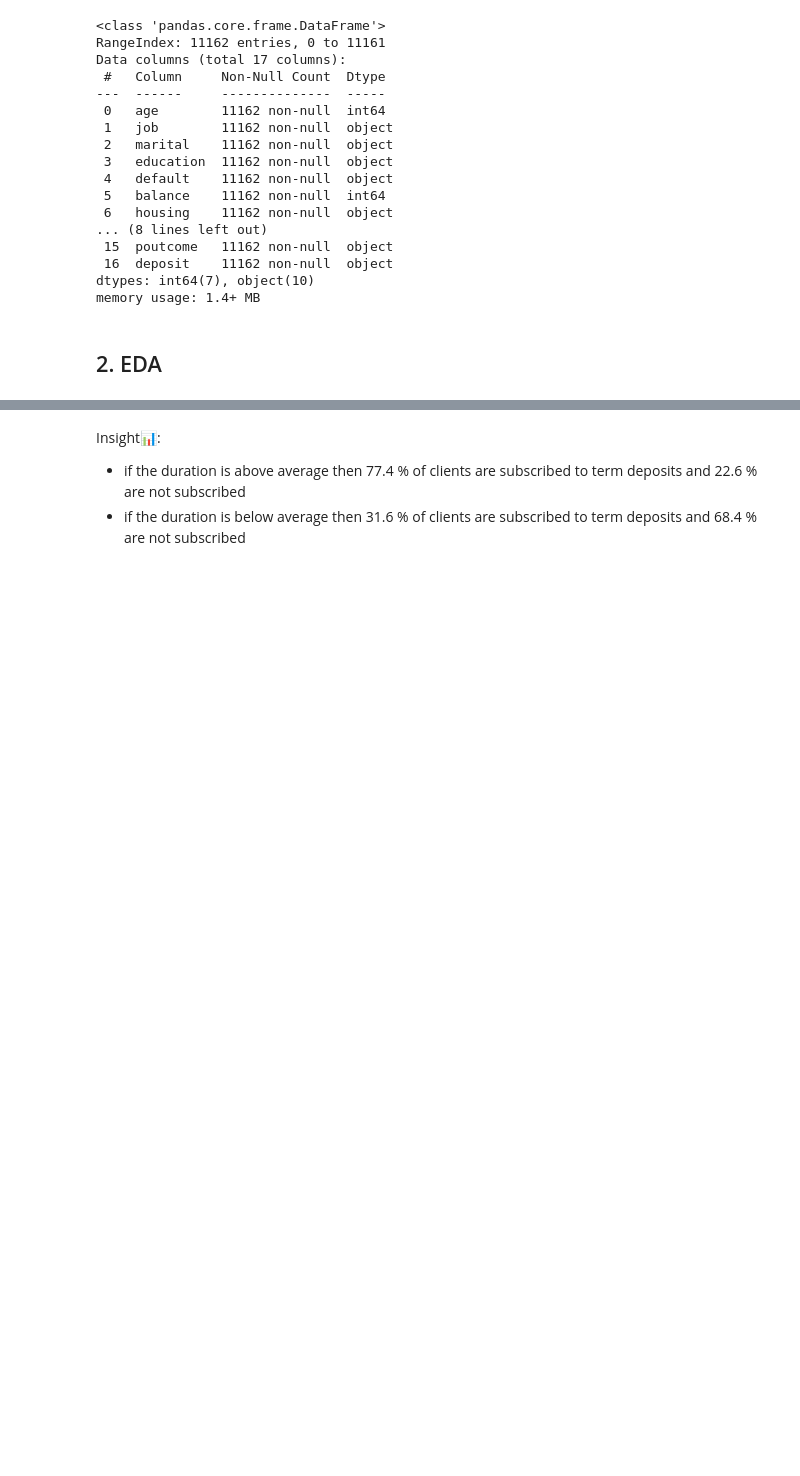
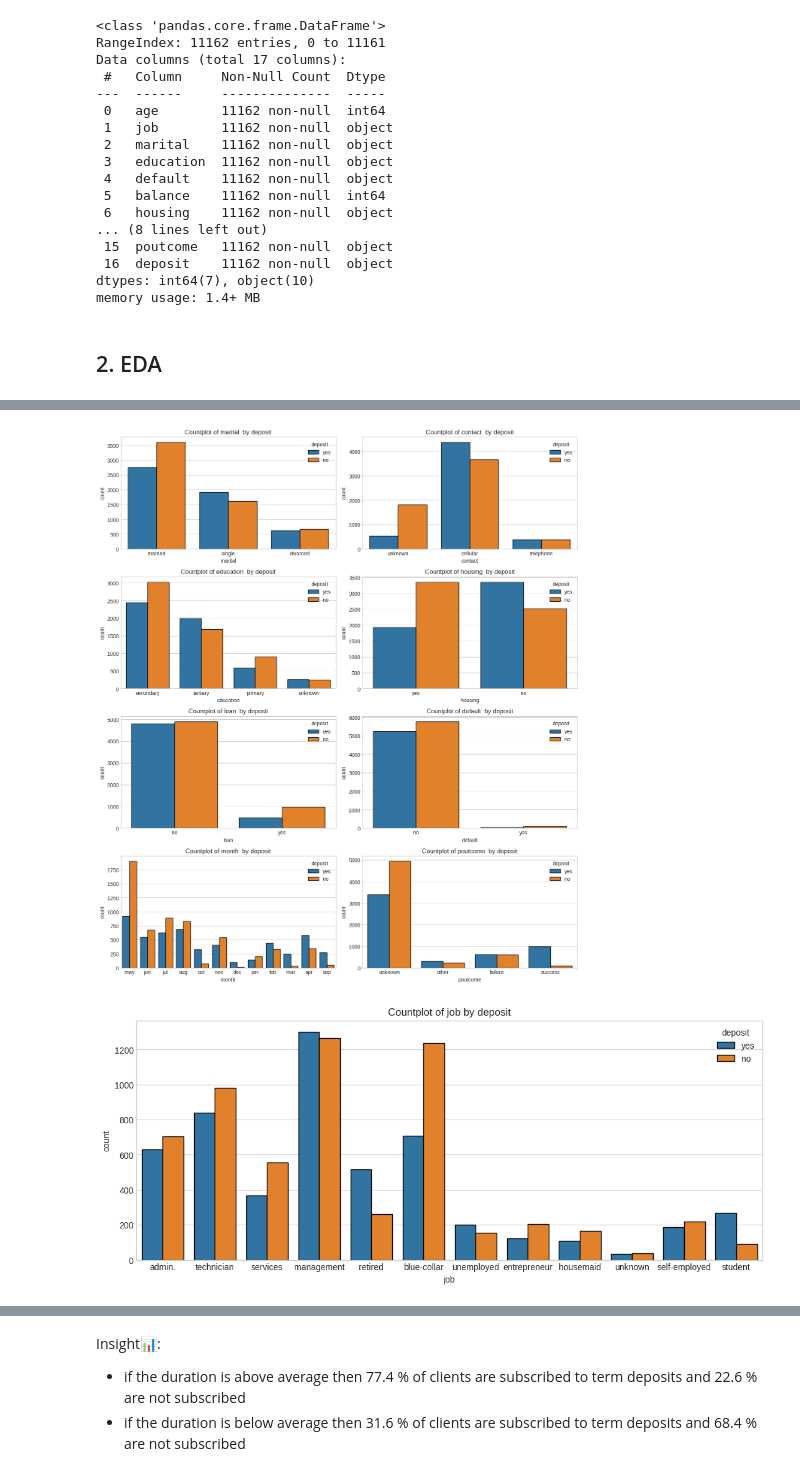
Before and after one commit to seojeongbin/Bank-Marketing-Project, a Jupyter notebook: analysis/check_data.ipynb, the cells around one changed output, grey strips where cells are left out. Drawn from its saved outputs; the diff is of its cells as text; code cells hidden in the pictures; blank space fills up the shorter version.

```diff
--- a/analysis/check_data.ipynb
+++ b/analysis/check_data.ipynb
@@ -172,0 +109,10 @@ Name: deposit, dtype: int64
+# %%
+continuous_feat = []
+categorical_feat = []
+
+for col in df.columns :
+    if df[col].dtype == object :
+        categorical_feat.append(col)
+        print(df[col].value_counts(),'\n')
+    else :
+        continuous_feat.append(col)
@@ -173,3 +156,29 @@ Name: deposit, dtype: int64
+# %%
+##### subplot들 들어갈 하나의 도화지 #####
+size = (13,15)
+height = 4
+width = 2
+target_col = 'deposit'
+categorical_feat = list(set(categorical_feat) - set(["deposit","job"])) # job은 종류가 많아서 별도 분석위함이고, deposit은 target 이니까
+
+plt.figure(figsize=size)
+for i, col in enumerate(categorical_feat):
+    plt.subplot(height, width, i+1)
+    sns.countplot(x=col, hue = target_col, data=df,edgecolor="black") # edgecolor 해주는게 훨 이쁘다
+    plt.title("Countplot of {}  by deposit".format(col))
+plt.tight_layout() # 자동 레이아웃 설정
+plt.show()
+##### ----------------------------- #####
+
+# job은 종류가 많아서 따로 그림
+size = (13,5)
+plt.figure(figsize=size)
+sns.countplot(x='job', hue='deposit', data=df,edgecolor="black")
+plt.title("Countplot of job by deposit")
+plt.show()
+# %% [output]
+[figure, added]
+[figure, added]
 # %%
 # admin, management는 같은거니까 통일필요
 # 직업 미상에 대해서는 삭제필요
```
Also changed, not shown: parts of 15 cells of this notebook, 1 other file.
